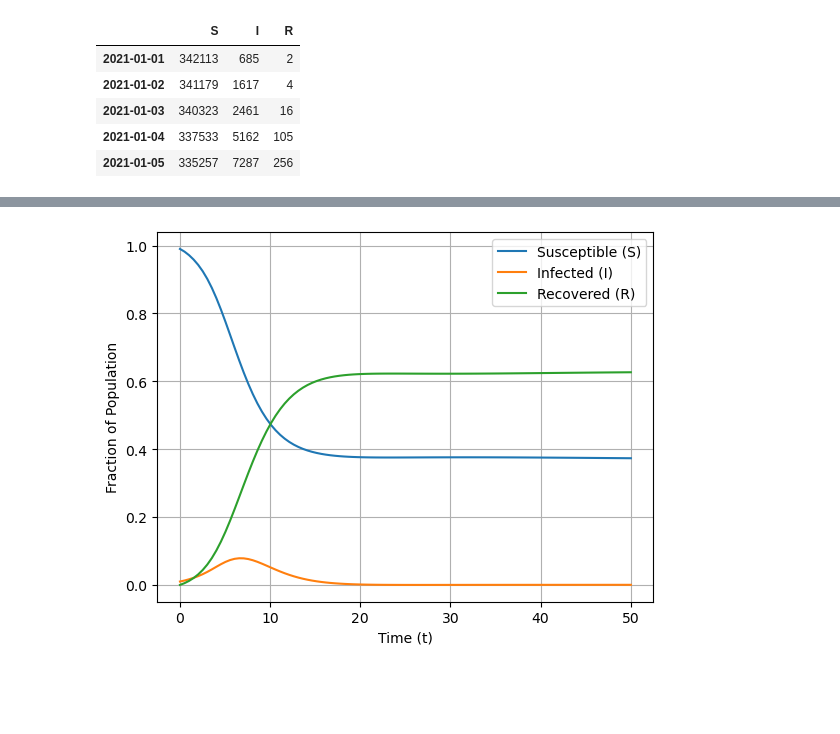
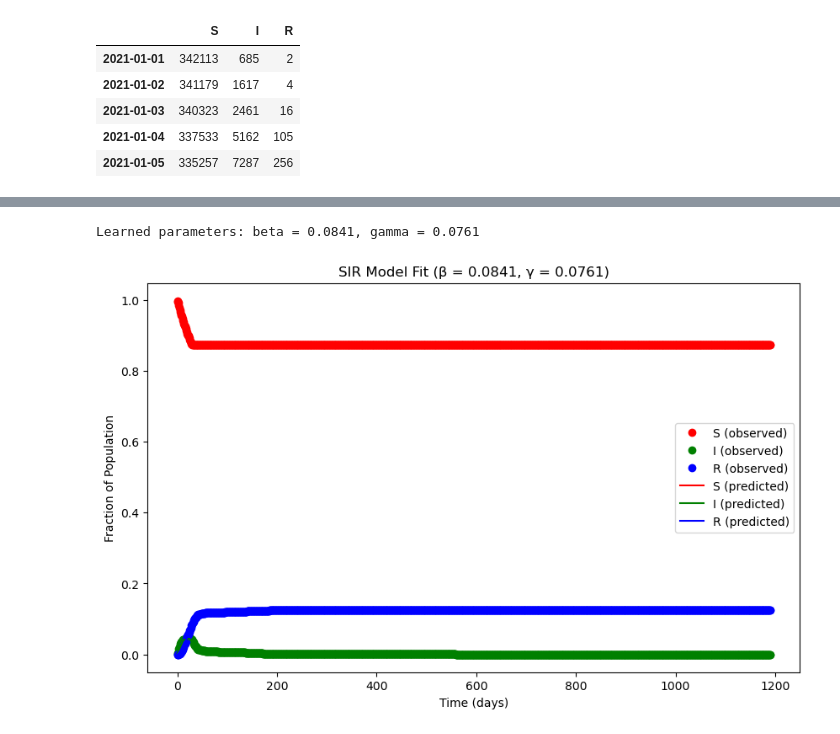
Before and after one commit to ginbar/iccsa2025_deepxde, a Jupyter notebook: examples/ReverseSIR.ipynb, the cells around one changed output, grey strips where cells are left out. Cells and saved outputs as stored; diff of their text form; code cells hidden in the pictures; blank space fills up the shorter version.

Commit message:
reverse sir

```diff
--- a/examples/ReverseSIR.ipynb
+++ b/examples/ReverseSIR.ipynb
@@ -99,8 +99,6 @@ R0 = sir.iloc[0, sir.columns.get_loc("R")]
 # Leranable external parameters
 beta = dde.Variable(0.5)
 gamma = dde.Variable(0.5)
-# %%
-sir["t"] = (sir["date"] - df["date"].min()).dt.days
 # %%
 # Solving the model
 
@@ -141,6 +163,6 @@ Compiling model...
 # %%
 
-losshistory, train_state = model.train(iterations=20000, model_save_path="../models/sir")
+losshistory, train_state = model.train(iterations=30000, callbacks=[variable_cb], model_save_path="../models/reverse-sir")
 
 dde.saveplot(losshistory, train_state, issave=False, isplot=True)
 # %% [output]
@@ -166,2 +188,9 @@ Epoch 60000: saving model to ../models/sir-60000.pt ...
+# %%
+beta_pred = beta.detach().cpu().numpy()
+gamma_pred = gamma.detach().cpu().numpy()
+
+print(f"Learned parameters: beta = {beta_pred:.4f}, gamma = {gamma_pred:.4f}")
+# %% [output]
+Learned parameters: beta = 0.0841, gamma = 0.0761
 # %%
 
@@ -169,16 +198,30 @@ model.restore("../models/sir-20000.pt")
 # %%
-t = np.linspace(t0, tf, 100)
-y_pred = model.predict(t.reshape(-1, 1))
+
+def sir_ode(t, y, beta, gamma):
+    S, I, R = y
+    dSdt = -beta * S * I
+    dIdt = beta * S * I - gamma * I
+    dRdt = gamma * I
+    return [dSdt, dIdt, dRdt]
+
+nop = 100
+
+t_test = np.linspace(t_data.min(), t_data.max(), nop).reshape(-1, 1)
+y_pred = model.predict(t_test)
 S_pred, I_pred, R_pred = y_pred[:, 0], y_pred[:, 1], y_pred[:, 2]
 
-plt.plot(t, S_pred, label="Susceptible (S)")
-plt.plot(t, I_pred, label="Infected (I)")
-plt.plot(t, R_pred, label="Recovered (R)")
-plt.xlabel("Time (t)")
+plt.figure(figsize=(10, 6))
+plt.plot(t_data, S_data, "ro", label="S (observed)")
+plt.plot(t_data, I_data, "go", label="I (observed)")
+plt.plot(t_data, R_data, "bo", label="R (observed)")
+plt.plot(t_test, S_pred, "r-", label="S (predicted)")
+plt.plot(t_test, I_pred, "g-", label="I (predicted)")
+plt.plot(t_test, R_pred, "b-", label="R (predicted)")
+plt.xlabel("Time (days)")
 plt.ylabel("Fraction of Population")
 plt.legend()
-plt.grid()
-plt.savefig("../figures/sir_pinns.png")
+plt.title(f"SIR Model Fit (β = {beta_pred:.4f}, γ = {gamma_pred:.4f})")
+plt.savefig("../figures/reverse-sir")
 plt.show()
 # %% [output]
-[figure, old version]
+[figure, new version]
```
Also changed, not shown: parts of 4 cells of this notebook, 3 other files.
